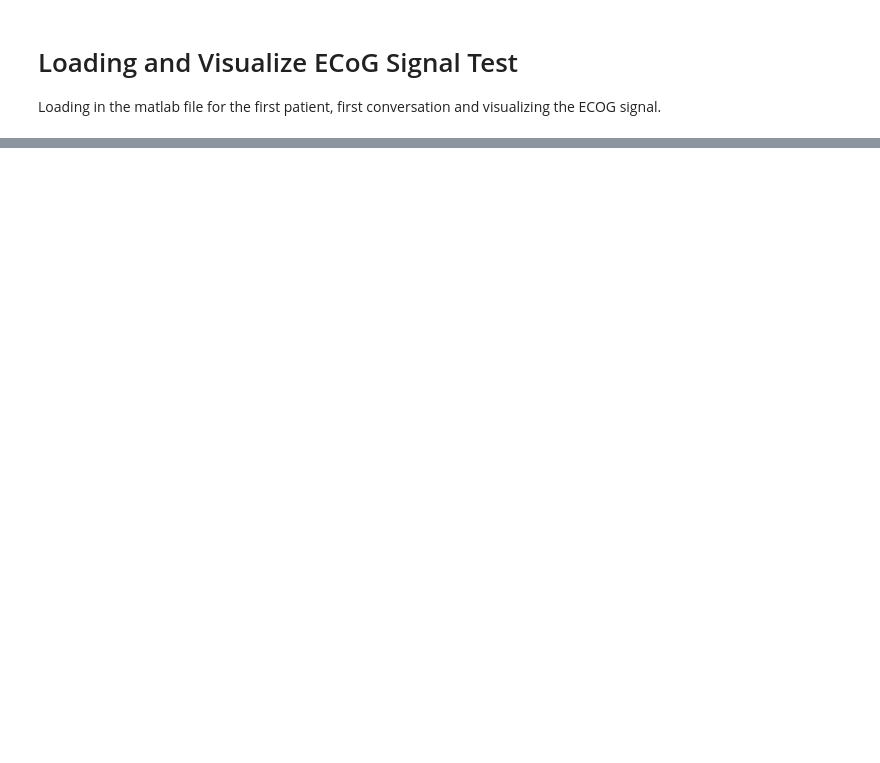
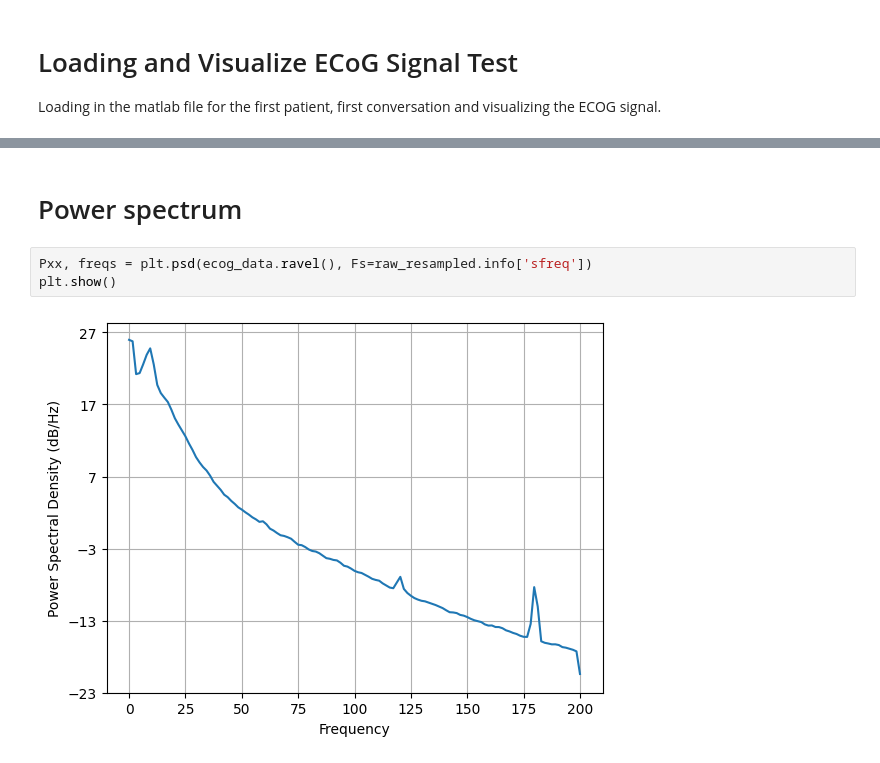
Before and after one commit to tevaughnshaw/autocorrelation, a Jupyter notebook: ECOG_Signal_Test.ipynb, the cells around one changed output, grey strips where cells are left out. Cells and saved outputs as stored; diff of their text form; blank space fills up the shorter version.

```diff
--- a/ECOG_Signal_Test.ipynb
+++ b/ECOG_Signal_Test.ipynb
@@ -50,0 +89,7 @@ len(ecog_signal) # time points (s)
+# %% [markdown]
+# Power spectrum
+# %%
+Pxx, freqs = plt.psd(ecog_data.ravel(), Fs=raw_resampled.info['sfreq'])
+plt.show()
+# %% [output]
+[figure, added]
```
Also changed, not shown: parts of 49 cells of this notebook.
